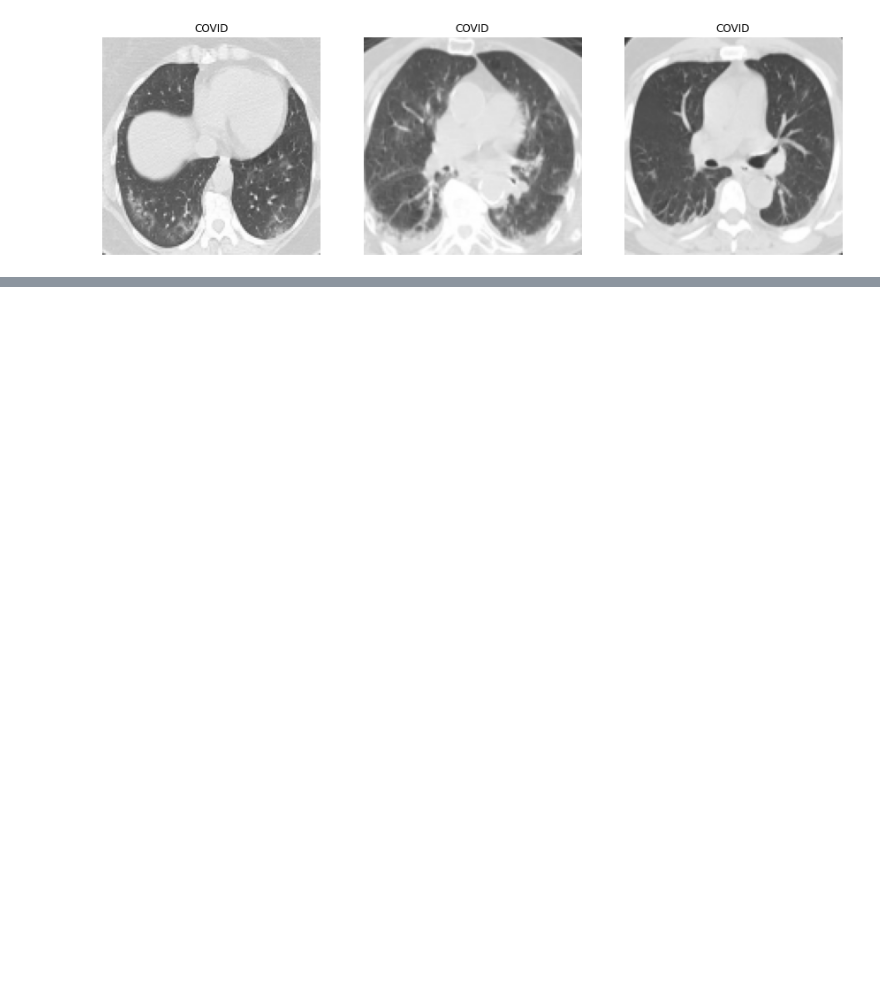
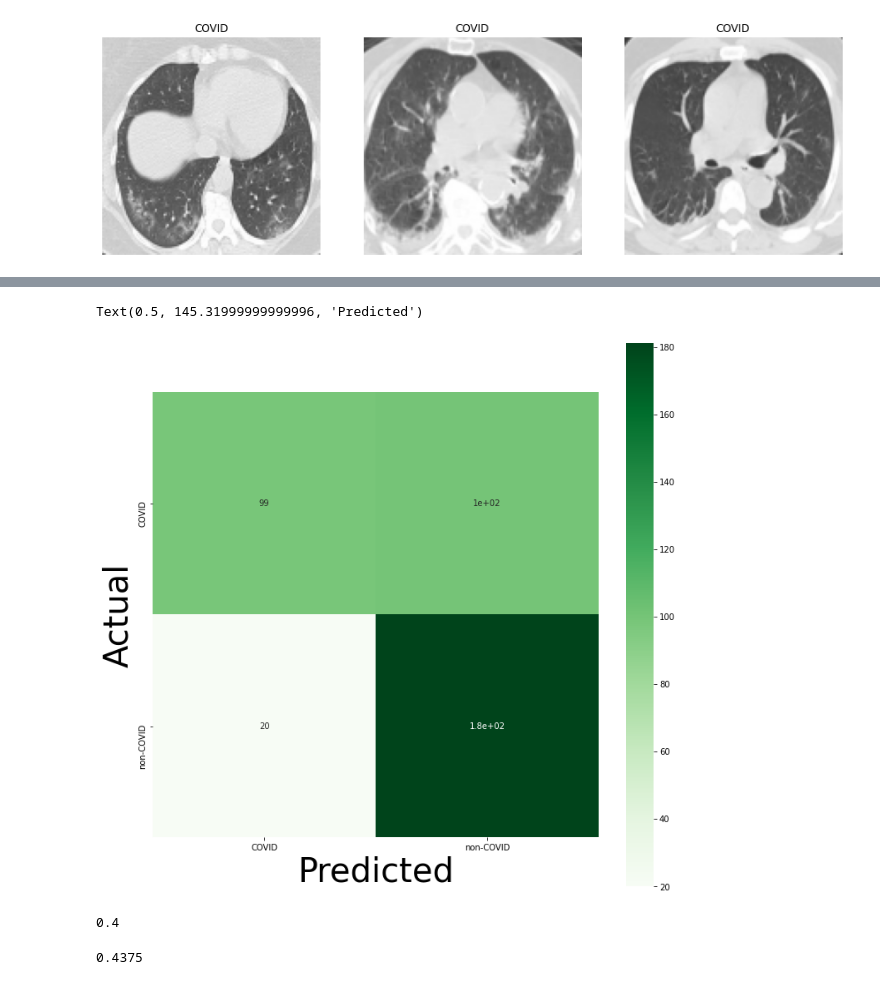
Before and after one commit to mohammadakradi/Covid-19, a Jupyter notebook: CNN_V4.ipynb, the cells around one changed output, grey strips where cells are left out. Saved outputs shown, nothing was run; the diff lists cells and outputs as text; code cells hidden in the pictures; blank space fills up the shorter version.

```diff
--- a/CNN_V4.ipynb
+++ b/CNN_V4.ipynb
@@ -228,0 +232,26 @@ plt.show()
+# %%
+Y_pred = classifier.predict(X_val)
+
+Y_pred = np.argmax(Y_pred, axis=1)
+Y_true = np.argmax(Y_val, axis=1)
+
+cm = confusion_matrix(Y_true, Y_pred)
+plt.figure(figsize=(12, 12))
+ax = sns.heatmap(cm, cmap=plt.cm.Greens, annot=True, square=True, xticklabels=disease_types, yticklabels=disease_types)
+ax.set_ylabel('Actual', fontsize=40)
+ax.set_xlabel('Predicted', fontsize=40)
+# %% [output]
+Text(0.5, 145.31999999999996, 'Predicted')
+[figure, added]
+# %%
+result = classifier.predict(X_val)
+r = abs(np.round(result)-Y_val).sum()
+(400-r)/400
+# %% [output]
+0.4
+# %%
+result = classifier.predict(X_train)
+r = abs(np.round(result)-Y_train).sum()
+(1600-r)/1600
+# %% [output]
+0.4375
```
Also changed, not shown: parts of 5 cells of this notebook.
